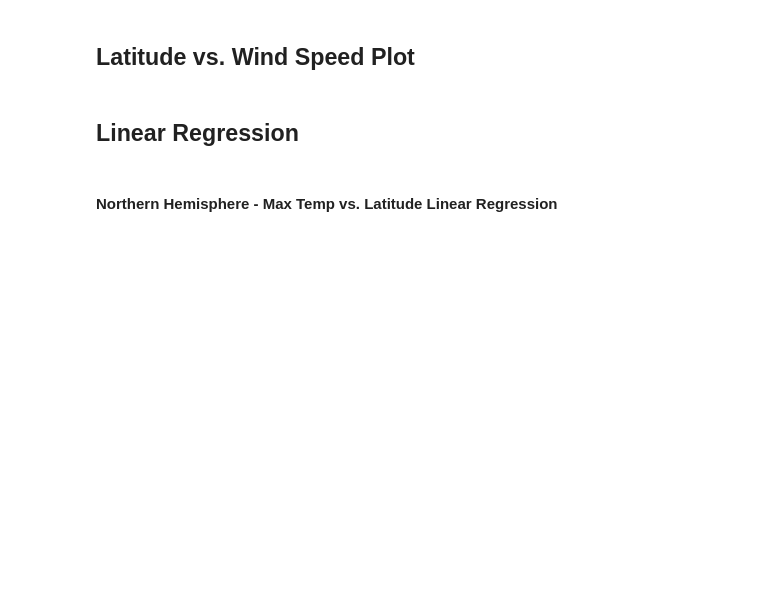
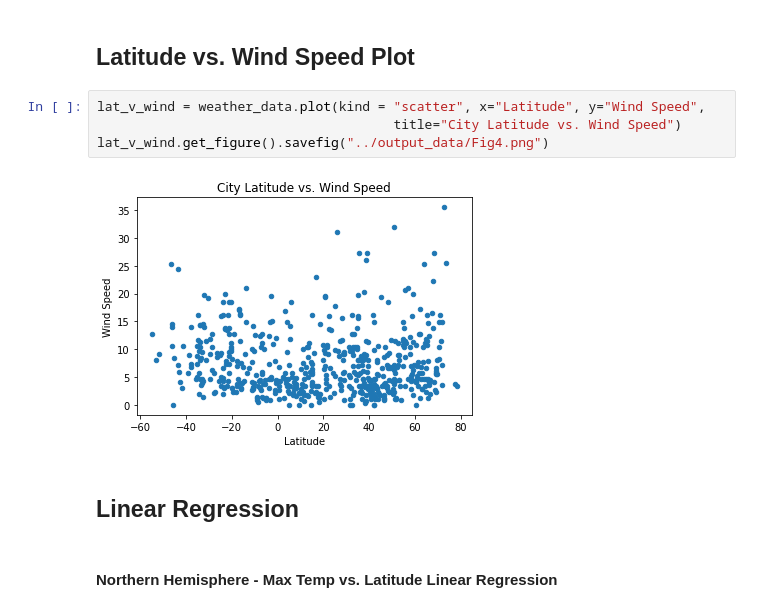
Before and after one commit to jm18443/python-api-challenge, a Jupyter notebook: starter_code/WeatherPy.ipynb, the cells around one changed output. Cells and saved outputs as stored; diff of their text form; blank space fills up the shorter version.

```diff
--- a/starter_code/WeatherPy.ipynb
+++ b/starter_code/WeatherPy.ipynb
@@ -151,5 +206,11 @@ Skip this step if there are no cities that have humidity > 100%.
 # %% [markdown]
 ## Latitude vs. Wind Speed Plot
+# %%
+lat_v_wind = weather_data.plot(kind = "scatter", x="Latitude", y="Wind Speed",
+                                      title="City Latitude vs. Wind Speed")
+lat_v_wind.get_figure().savefig("../output_data/Fig4.png")
+# %% [output]
+[figure, added]
 # %% [markdown]
 ## Linear Regression
 # %% [markdown]
```
Also changed, not shown: parts of 17 cells of this notebook, 8 other files.
